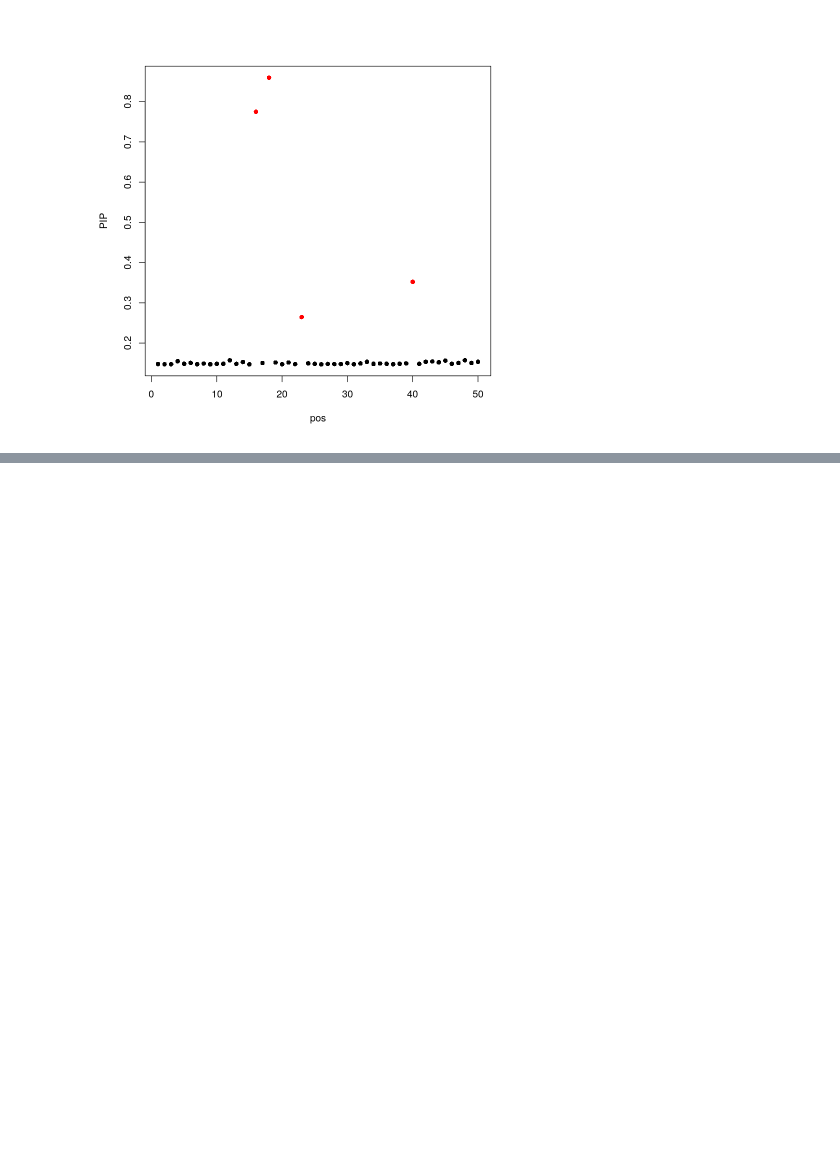
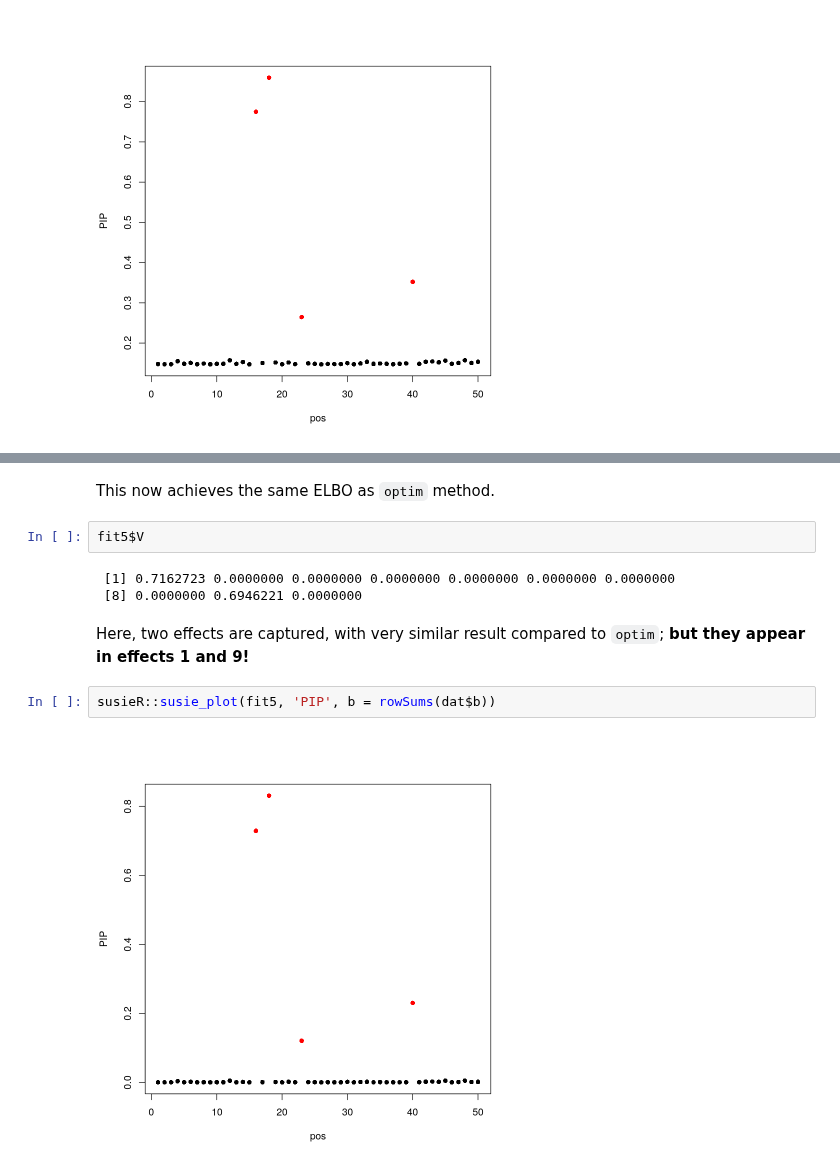
Before and after one commit to stephenslab/mvsusieR, a Jupyter notebook: inst/prototypes/elbo_prior_est.ipynb, the cells around one changed output, grey strips where cells are left out. Cells and saved outputs as stored; diff of their text form; blank space fills up the shorter version.

```diff
--- a/inst/prototypes/elbo_prior_est.ipynb
+++ b/inst/prototypes/elbo_prior_est.ipynb
@@ -286,0 +310,13 @@ susieR::susie_plot(fit4, 'PIP', b = rowSums(dat$b))
+# %% [markdown]
+This now achieves the same ELBO as `optim` method.
+# %%
+fit5$V
+# %% [output]
+ [1] 0.7162723 0.0000000 0.0000000 0.0000000 0.0000000 0.0000000 0.0000000
+ [8] 0.0000000 0.6946221 0.0000000
+# %% [markdown]
+Here, two effects are captured, with very similar result compared to `optim`; **but they appear in effects 1 and 9!**
+# %%
+susieR::susie_plot(fit5, 'PIP', b = rowSums(dat$b))
+# %% [output]
+[figure, added]
```
Also changed, not shown: parts of 6 cells of this notebook, 57 other files.
